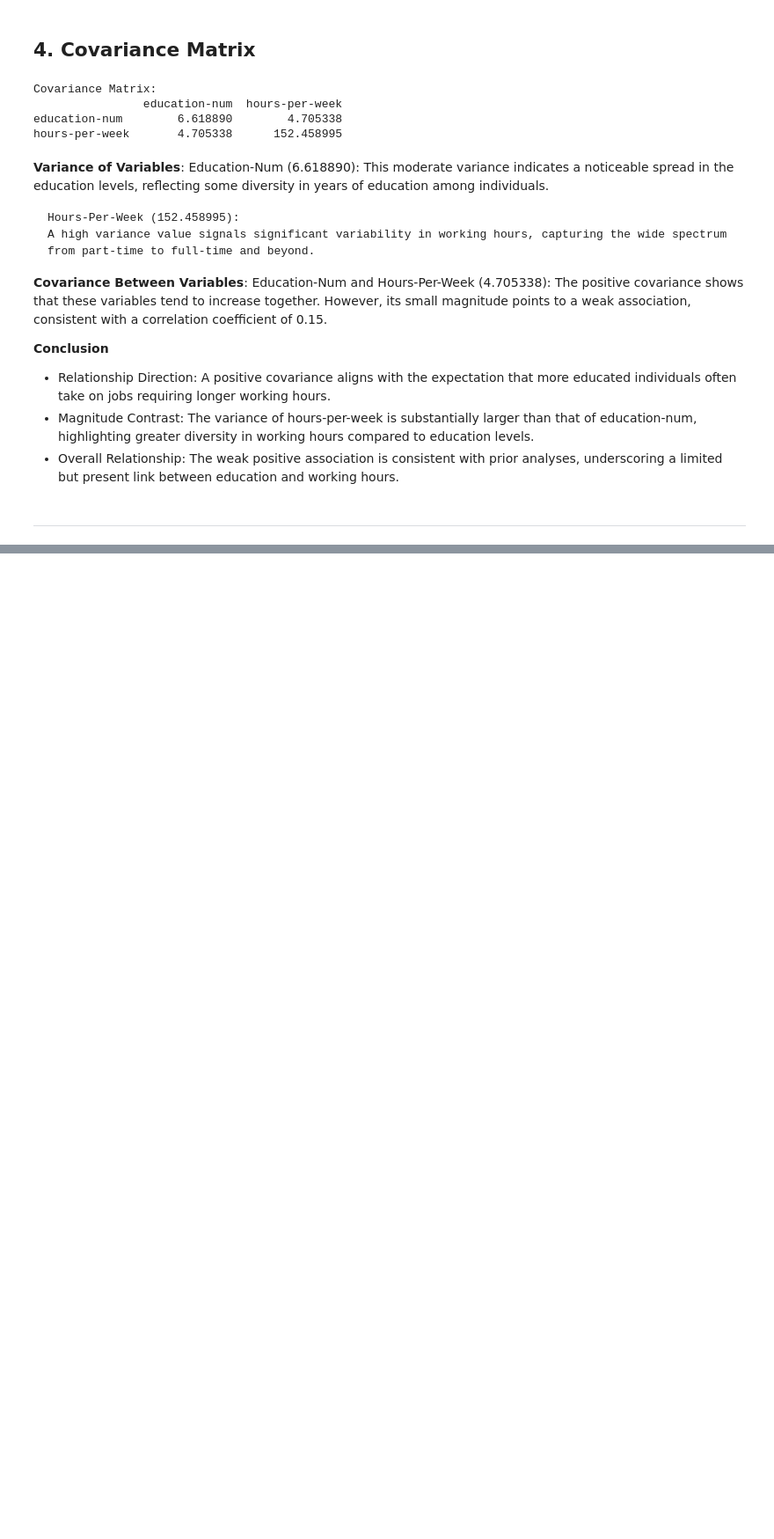
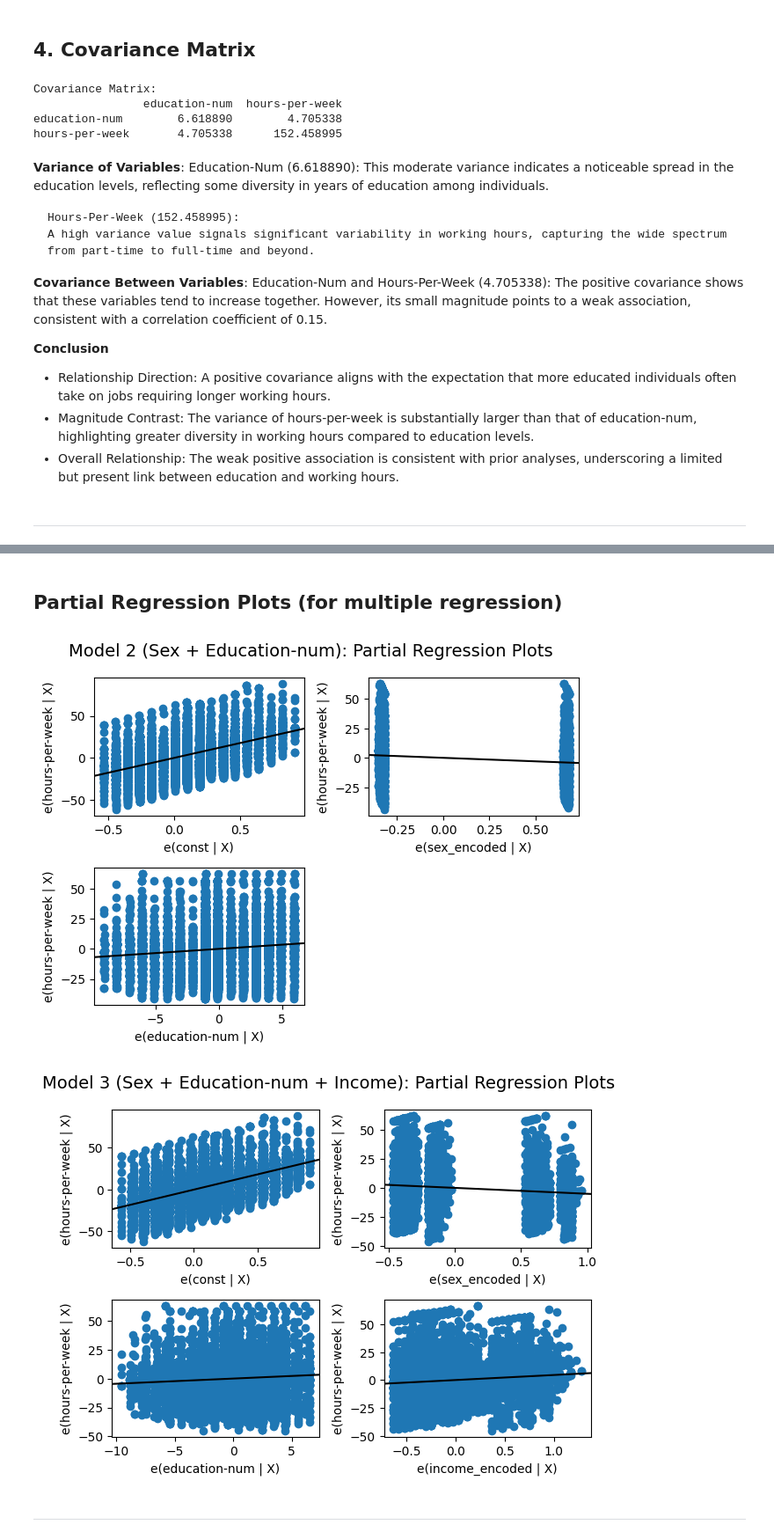
Before and after one commit to omar-bay/AAI614_Baayoun, a Jupyter notebook: week 4/project 1/Project_1-census_income.ipynb, the cells around one changed output, grey strips where cells are left out. Shown at 88% size. Cells and saved outputs as stored; diff of their text form; code cells hidden in the pictures; blank space fills up the shorter version.

```diff
--- a/week 4/project 1/Project_1-census_income.ipynb
+++ b/week 4/project 1/Project_1-census_income.ipynb
@@ -518,0 +736,24 @@ hours-per-week       4.705338      152.458995
+# %% [markdown]
+## Partial Regression Plots (for multiple regression)
+# %%
+from statsmodels.graphics.regressionplots import plot_partregress_grid
+
+# Function to plot partial regression plots
+def partial_regression_plots(X, y, title):
+    X = sm.add_constant(X)  # Add constant term for statsmodels
+    model = sm.OLS(y, X).fit()
+
+    # Partial regression plots
+    fig = plot_partregress_grid(model)
+    plt.suptitle(f"{title}: Partial Regression Plots", fontsize=14)
+    plt.tight_layout()
+    plt.show()
+
+# Apply only to multiple regression models (Model 2 and Model 3)
+partial_regression_plots(X2, y, "Model 2 (Sex + Education-num)")
+partial_regression_plots(X3, y, "Model 3 (Sex + Education-num + Income)")
+# %% [output]
+[figure, added]
+[figure, added]
+# %% [markdown]
+---
```
Also changed, not shown: parts of 10 cells of this notebook.
